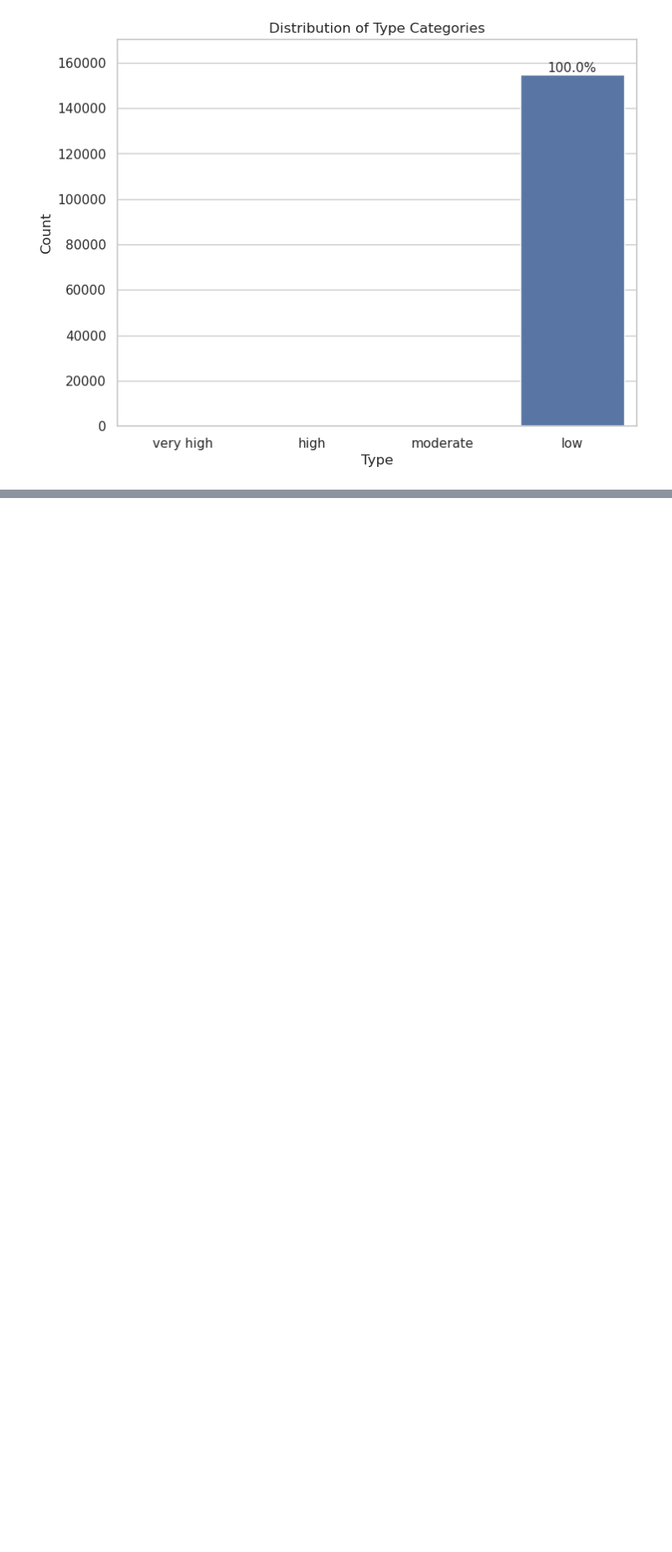
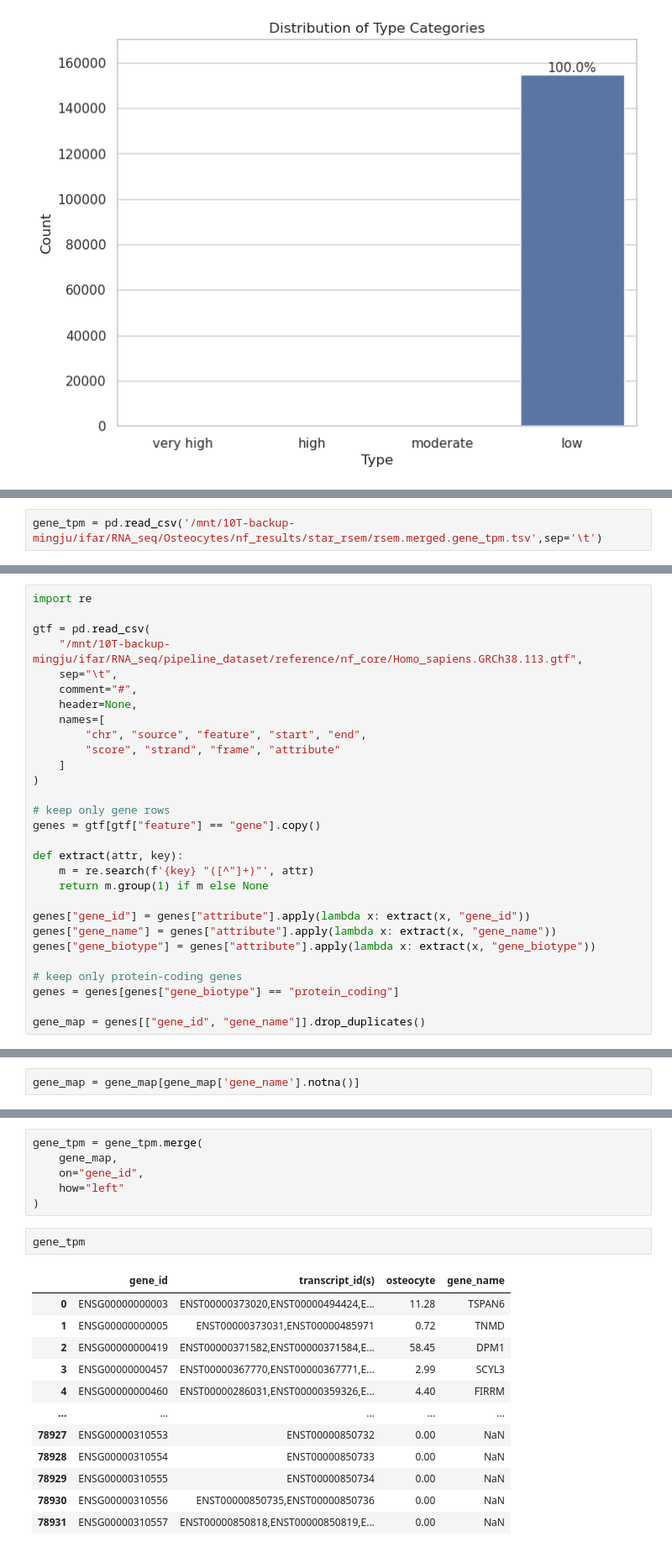
Before and after one commit to mingjutsai/PreprocessDB, a Jupyter notebook: promoter_table/OC_promoter_table.ipynb, the cells around one changed output, grey strips where cells are left out. Shown: that part at 84% size. Drawn from its saved outputs; the diff is of its cells as text; blank space fills up the shorter version.

```diff
--- a/promoter_table/OC_promoter_table.ipynb
+++ b/promoter_table/OC_promoter_table.ipynb
@@ -203,0 +208,2 @@ plt.show()
+# %%
+gene_tpm = pd.read_csv('/mnt/10T-backup-mingju/ifar/RNA_seq/Osteocytes/nf_results/star_rsem/rsem.merged.gene_tpm.tsv',sep='\t')
@@ -203,0 +226,29 @@ plt.show()
+# %%
+import re
+
+gtf = pd.read_csv(
+    "/mnt/10T-backup-mingju/ifar/RNA_seq/pipeline_dataset/reference/nf_core/Homo_sapiens.GRCh38.113.gtf",
+    sep="\t",
+    comment="#",
+    header=None,
+    names=[
+        "chr", "source", "feature", "start", "end",
+        "score", "strand", "frame", "attribute"
+    ]
+)
+
+# keep only gene rows
+genes = gtf[gtf["feature"] == "gene"].copy()
+
+def extract(attr, key):
+    m = re.search(f'{key} "([^"]+)"', attr)
+    return m.group(1) if m else None
+
+genes["gene_id"] = genes["attribute"].apply(lambda x: extract(x, "gene_id"))
+genes["gene_name"] = genes["attribute"].apply(lambda x: extract(x, "gene_name"))
+genes["gene_biotype"] = genes["attribute"].apply(lambda x: extract(x, "gene_biotype"))
+
+# keep only protein-coding genes
+genes = genes[genes["gene_biotype"] == "protein_coding"]
+
+gene_map = genes[["gene_id", "gene_name"]].drop_duplicates()
@@ -203,0 +271,2 @@ plt.show()
+# %%
+gene_map = gene_map[gene_map['gene_name'].notna()]
@@ -203,0 +289,21 @@ plt.show()
+# %%
+gene_tpm = gene_tpm.merge(
+    gene_map,
+    on="gene_id",
+    how="left"
+)
+# %%
+gene_tpm
+# %% [output]
+|  | gene_id | transcript_id(s) | osteocyte | gene_name |
+| 0 | ENSG00000000003 | ENST00000373020,ENST00000494424,E... | 11.28 | TSPAN6 |
+| 1 | ENSG00000000005 | ENST00000373031,ENST00000485971 | 0.72 | TNMD |
+| 2 | ENSG00000000419 | ENST00000371582,ENST00000371584,E... | 58.45 | DPM1 |
+| 3 | ENSG00000000457 | ENST00000367770,ENST00000367771,E... | 2.99 | SCYL3 |
+| 4 | ENSG00000000460 | ENST00000286031,ENST00000359326,E... | 4.40 | FIRRM |
+| ... | ... | ... | ... | ... |
+| 78927 | ENSG00000310553 | ENST00000850732 | 0.00 | NaN |
+| 78928 | ENSG00000310554 | ENST00000850733 | 0.00 | NaN |
+| 78929 | ENSG00000310555 | ENST00000850734 | 0.00 | NaN |
+| 78930 | ENSG00000310556 | ENST00000850735,ENST00000850736 | 0.00 | NaN |
+| 78931 | ENSG00000310557 | ENST00000850818,ENST00000850819,E... | 0.00 | NaN |
```
Also changed, not shown: parts of 20 cells of this notebook, 1 other file.
